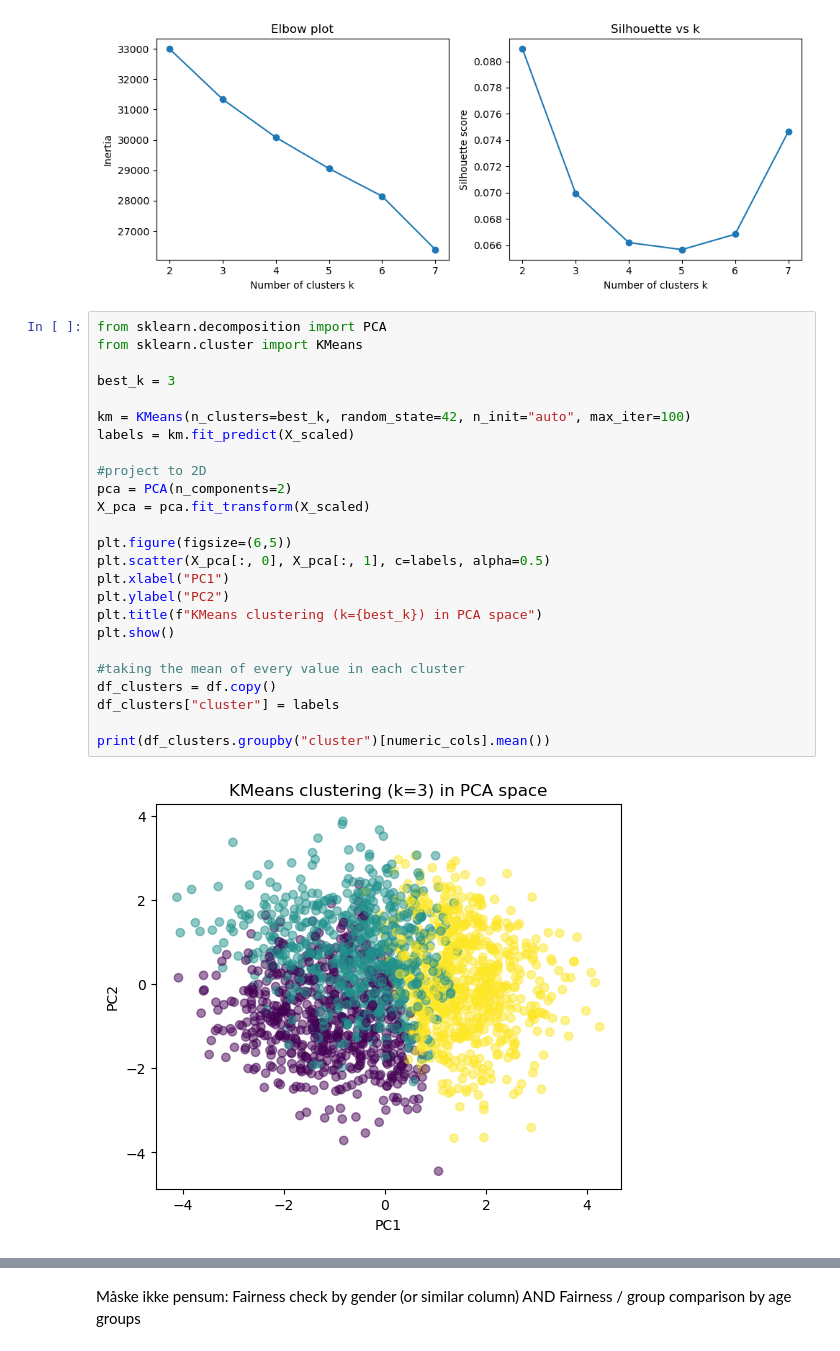
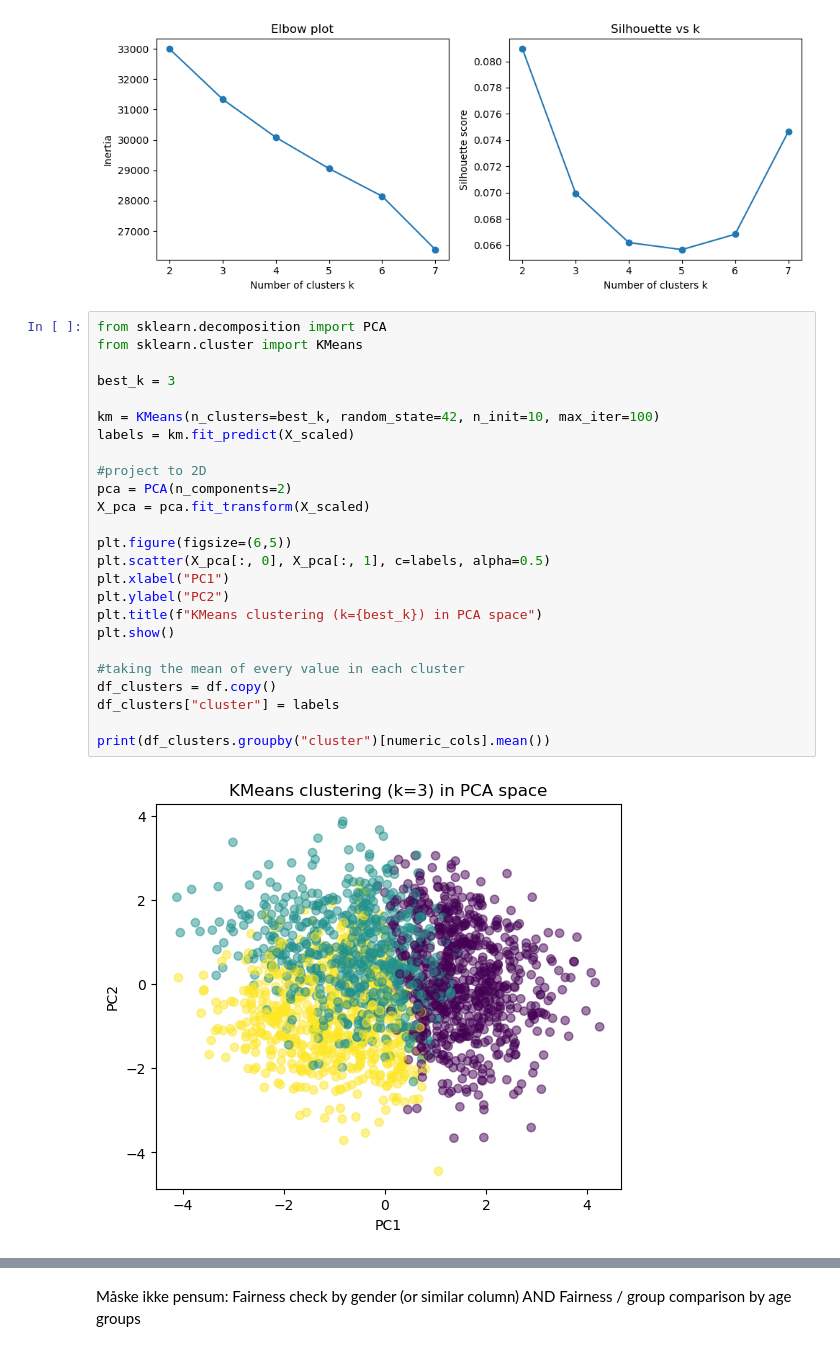
Before and after one commit to linneaovervad/examAML, a Jupyter notebook: cancer.ipynb, the cells around one changed output, grey strips where cells are left out. Cells and saved outputs as stored; diff of their text form.

```diff
--- a/cancer.ipynb
+++ b/cancer.ipynb
@@ -804,29 +817,29 @@ plt.show()
 # %%
 from sklearn.decomposition import PCA
 from sklearn.cluster import KMeans
 
 best_k = 3
 
-km = KMeans(n_clusters=best_k, random_state=42, n_init="auto", max_iter=100)
+km = KMeans(n_clusters=best_k, random_state=42, n_init=10, max_iter=100)
 labels = km.fit_predict(X_scaled)
 
 #project to 2D
 pca = PCA(n_components=2)
 X_pca = pca.fit_transform(X_scaled)
 
 plt.figure(figsize=(6,5))
 plt.scatter(X_pca[:, 0], X_pca[:, 1], c=labels, alpha=0.5)
 plt.xlabel("PC1")
 plt.ylabel("PC2")
 plt.title(f"KMeans clustering (k={best_k}) in PCA space")
 plt.show()
 
 #taking the mean of every value in each cluster
 df_clusters = df.copy()
 df_clusters["cluster"] = labels
 
 print(df_clusters.groupby("cluster")[numeric_cols].mean())
 # %% [output]
-[figure, old version]
+[figure, new version]
                Age    Gender   Smoking  Alcohol_Use   Obesity  Family_History  \
 cluster
```
Also changed, not shown: parts of 21 cells of this notebook.
